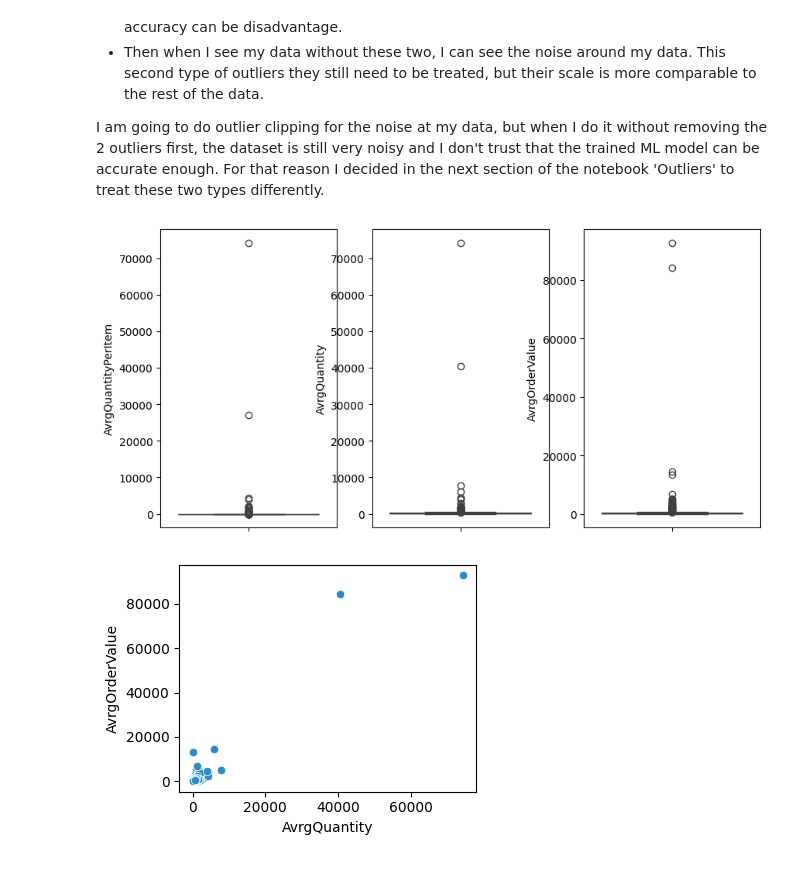
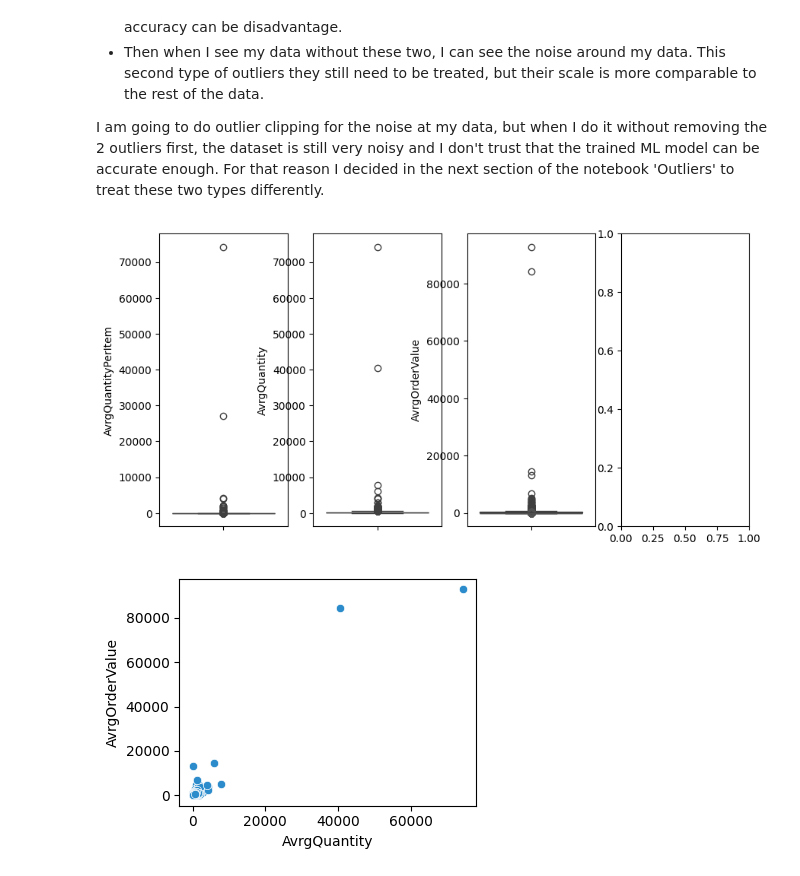
Before and after one commit to dimitsagk/ClientClustering_InventoryForecast, a Jupyter notebook: notebooks/03_ClientClustering_ML-notebook.ipynb, the cells around one changed output. Drawn from its saved outputs; the diff is of its cells as text; code cells hidden in the pictures.

```diff
--- a/notebooks/03_ClientClustering_ML-notebook.ipynb
+++ b/notebooks/03_ClientClustering_ML-notebook.ipynb
@@ -85,6 +89,19 @@ def feat_eng(df):
 
     cust = pd.merge(cust, avrg_val, how='left', on='CustomerID')
 
+    # average of the days between orders for each client
+    # the clients that have only ordered onlywill get as an average the total days of this dataset
+    # in the future: for the clients that have only ordered once: I can use inferential statistics
+    # meaning I can leave them blank, and thendo the clusters, and by their order predict how often I think they will order
+    # cause they might ordered once, but maybe they became new clients on the last day of the dataset
+    df_ordered = df.sort_values(by=['CustomerID','InvoiceNo'])
+    # Calculate the difference in days
+    df_ordered['DaysSinceLastOrder'] = df_ordered.groupby('CustomerID')['InvoiceDate'].diff().dt.days
+    freq = df_ordered.groupby('CustomerID')['DaysSinceLastOrder'].mean().round(2).reset_index()
+    freq['DaysSinceLastOrder'] = freq['DaysSinceLastOrder'].fillna((df.InvoiceDate.max() - df.InvoiceDate.min()).days)
+    freq.rename(columns={'DaysSinceLastOrder':'AvrgDaysBetweenOrders'}, inplace=True)
+
+    cust = pd.merge(cust, freq, how='left', on='CustomerID')
 
     # Setting CustomerID as index
     cust.set_index('CustomerID', inplace=True)
@@ -153,15 +130,16 @@ There is an important decision to be made. I see that I have two types of outlie
 I am going to do outlier clipping for the noise at my data, but when I do it without removing the 2 outliers first, the dataset is still very noisy and I don't trust that the trained ML model can be accurate enough.
 For that reason I decided in the next section of the notebook 'Outliers' to treat these two types differently.
 # %%
-fig, ax = plt.subplots(nrows=1, ncols=3, figsize=(10, 5))
+fig, ax = plt.subplots(nrows=1, ncols=4, figsize=(10, 5))
 
 sns.boxplot(data=cust['AvrgQuantityPerItem'], ax=ax[0])
 sns.boxplot(data=cust['AvrgQuantity'], ax=ax[1])
 sns.boxplot(data=cust['AvrgOrderValue'], ax=ax[2])
+sns.boxplot(data=cust['AvrgDaysBetweenOrders'], ax=ax[2])
 
 plt.show()
 # %% [output]
-[figure, old version]
+[figure, new version]
 # %%
 plt.figure(figsize=(4, 3))
 sns.scatterplot(data=cust, x='AvrgQuantity', y='AvrgOrderValue', color='#2C8CCB')
```
Also changed, not shown: parts of 35 cells of this notebook.
